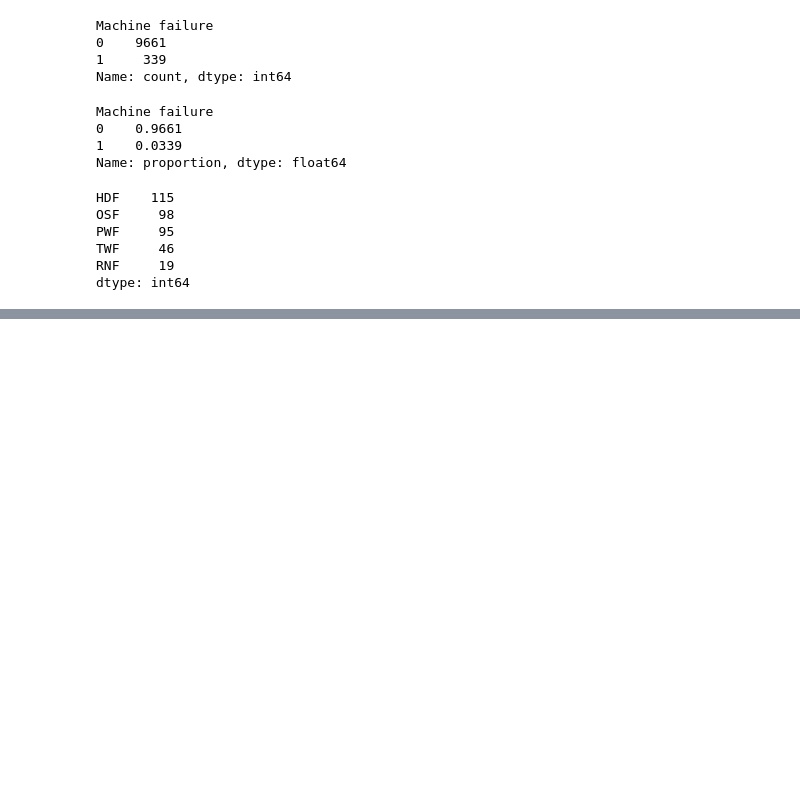
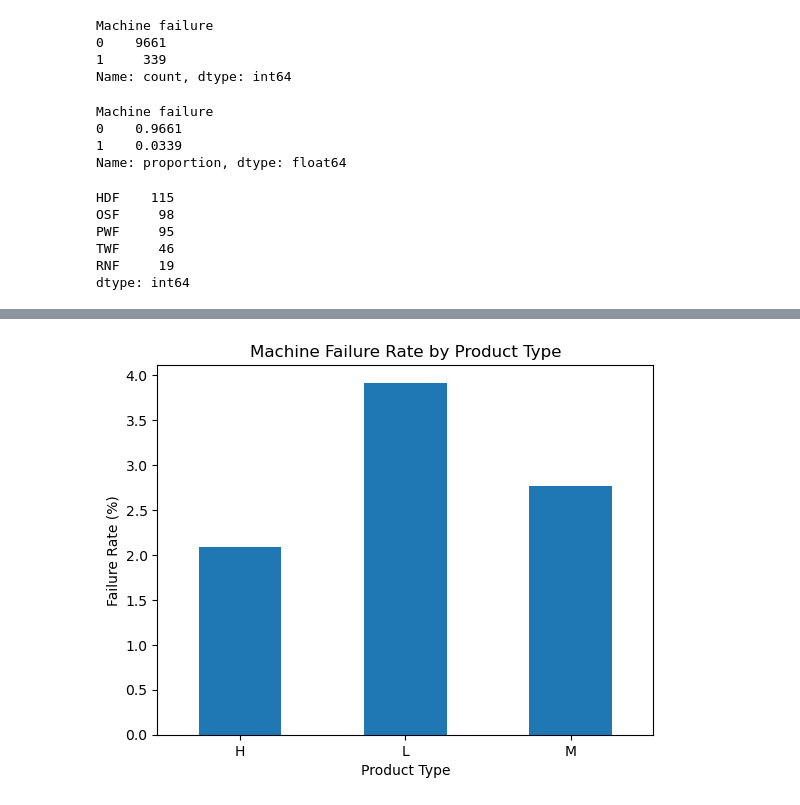
Before and after one commit to KensukeOta/Factory-Insight-AI, a Jupyter notebook: notebooks/01_eda.ipynb, the cells around one changed output, grey strips where cells are left out. Drawn from its saved outputs; the diff is of its cells as text; code cells hidden in the pictures; blank space fills up the shorter version.

```diff
--- a/notebooks/01_eda.ipynb
+++ b/notebooks/01_eda.ipynb
@@ -130,0 +161,4 @@ dtype: int64
+# %%
+df["failure_type_count"] = df[failure_cols].sum(axis=1)
+
+df["failure_type_count"].value_counts().sort_index()
@@ -130,0 +240,17 @@ dtype: int64
+# %%
+type_failure = (
+    df.groupby("Type")["Machine failure"]
+    .agg(["count", "sum", "mean"])
+)
+
+type_failure = type_failure.rename(
+    columns={
+        "count": "total",
+        "sum": "failures",
+        "mean": "failure_rate",
+    }
+)
+
+type_failure["failure_rate"] *= 100
+
+type_failure
@@ -130,0 +263,12 @@ dtype: int64
+# %%
+import matplotlib.pyplot as plt
+
+type_failure["failure_rate"].plot(kind="bar")
+
+plt.title("Machine Failure Rate by Product Type")
+plt.xlabel("Product Type")
+plt.ylabel("Failure Rate (%)")
+plt.xticks(rotation=0)
+plt.show()
+# %% [output]
+[figure, added]
```
Also changed, not shown: parts of 35 cells of this notebook.
